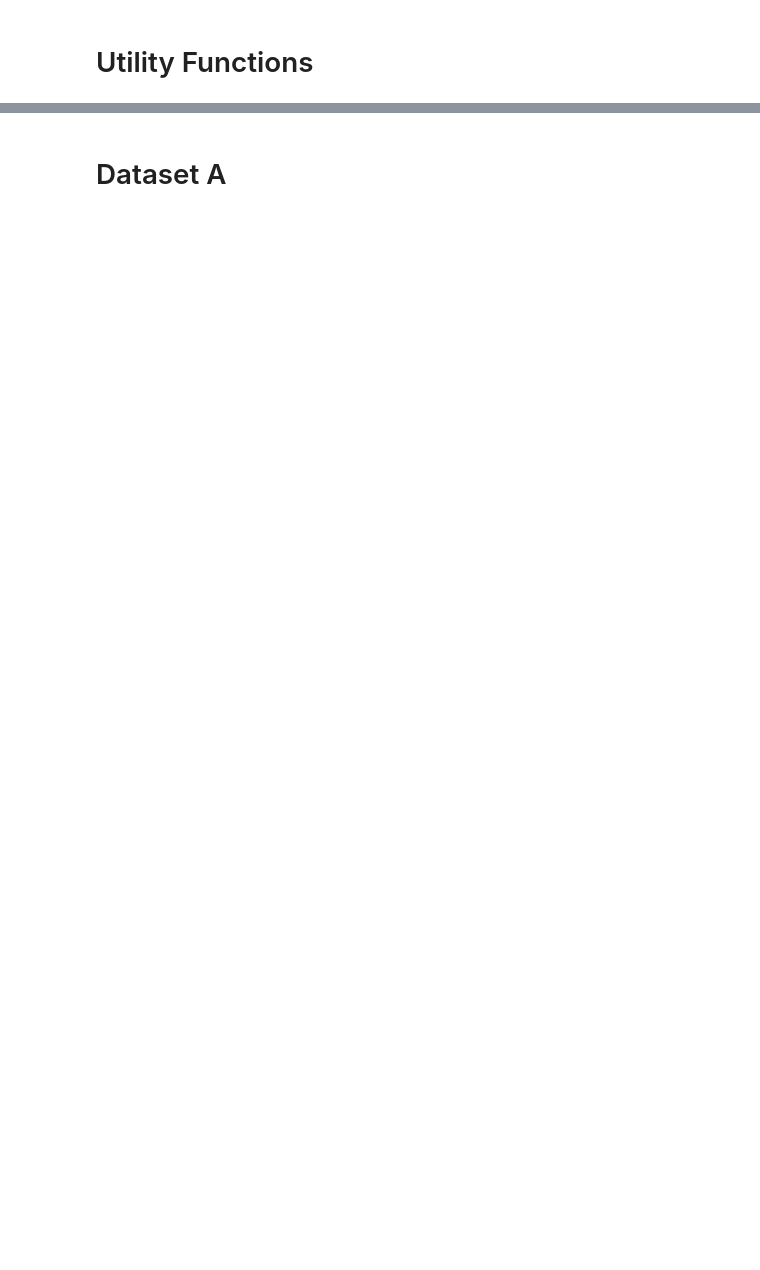
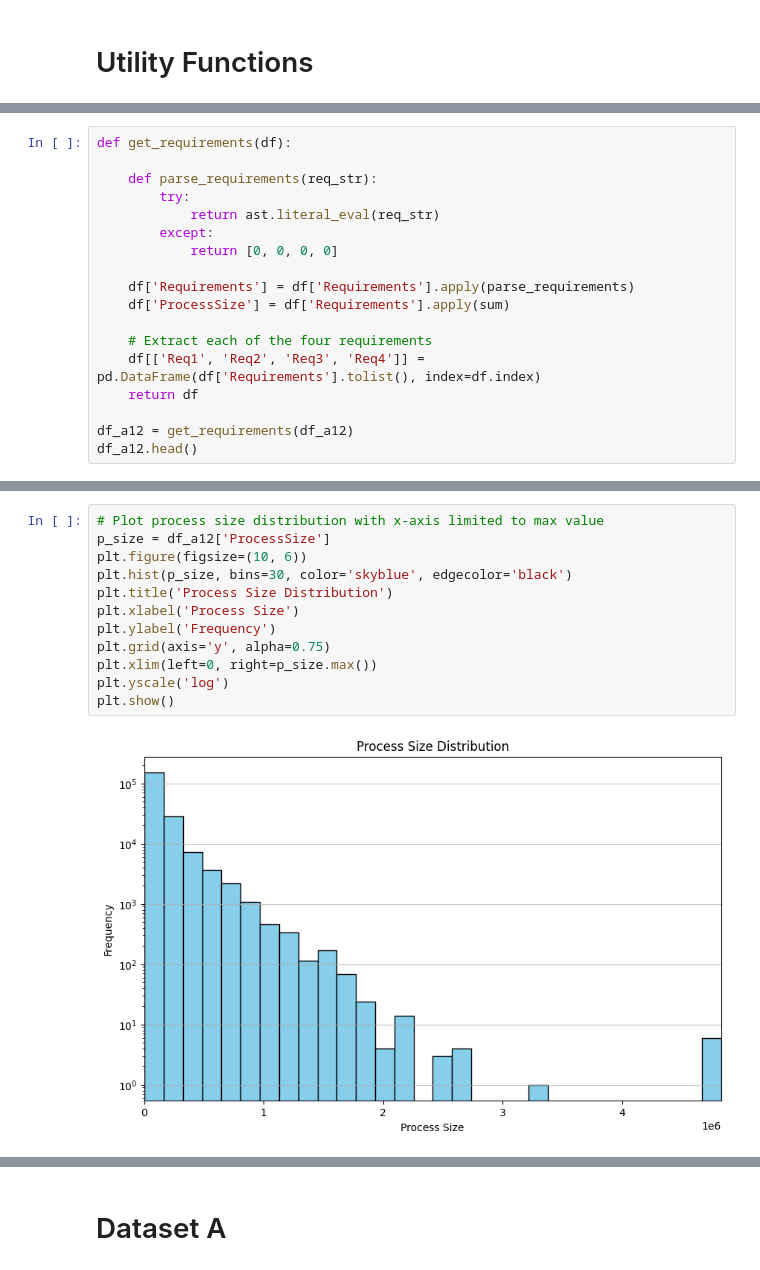
Before and after one commit to circleorange/jaskowski-j12, a Jupyter notebook: analytics/reassignments.ipynb, the cells around one changed output, grey strips where cells are left out. Drawn from its saved outputs; the diff is of its cells as text; blank space fills up the shorter version.

```diff
--- a/analytics/reassignments.ipynb
+++ b/analytics/reassignments.ipynb
@@ -104,0 +98,18 @@ def get_basic_stats(df):
+# %%
+def get_requirements(df):
+
+    def parse_requirements(req_str):
+        try:
+            return ast.literal_eval(req_str)
+        except:
+            return [0, 0, 0, 0]
+
+    df['Requirements'] = df['Requirements'].apply(parse_requirements)
+    df['ProcessSize'] = df['Requirements'].apply(sum)
+
+    # Extract each of the four requirements
+    df[['Req1', 'Req2', 'Req3', 'Req4']] = pd.DataFrame(df['Requirements'].tolist(), index=df.index)
+    return df
+
+df_a12 = get_requirements(df_a12)
+df_a12.head()
@@ -104,0 +194,14 @@ def get_basic_stats(df):
+# %%
+# Plot process size distribution with x-axis limited to max value
+p_size = df_a12['ProcessSize']
+plt.figure(figsize=(10, 6))
+plt.hist(p_size, bins=30, color='skyblue', edgecolor='black')
+plt.title('Process Size Distribution')
+plt.xlabel('Process Size')
+plt.ylabel('Frequency')
+plt.grid(axis='y', alpha=0.75)
+plt.xlim(left=0, right=p_size.max())
+plt.yscale('log')
+plt.show()
+# %% [output]
+[figure, added]
```
Also changed, not shown: parts of 10 cells of this notebook, 5 other files.
